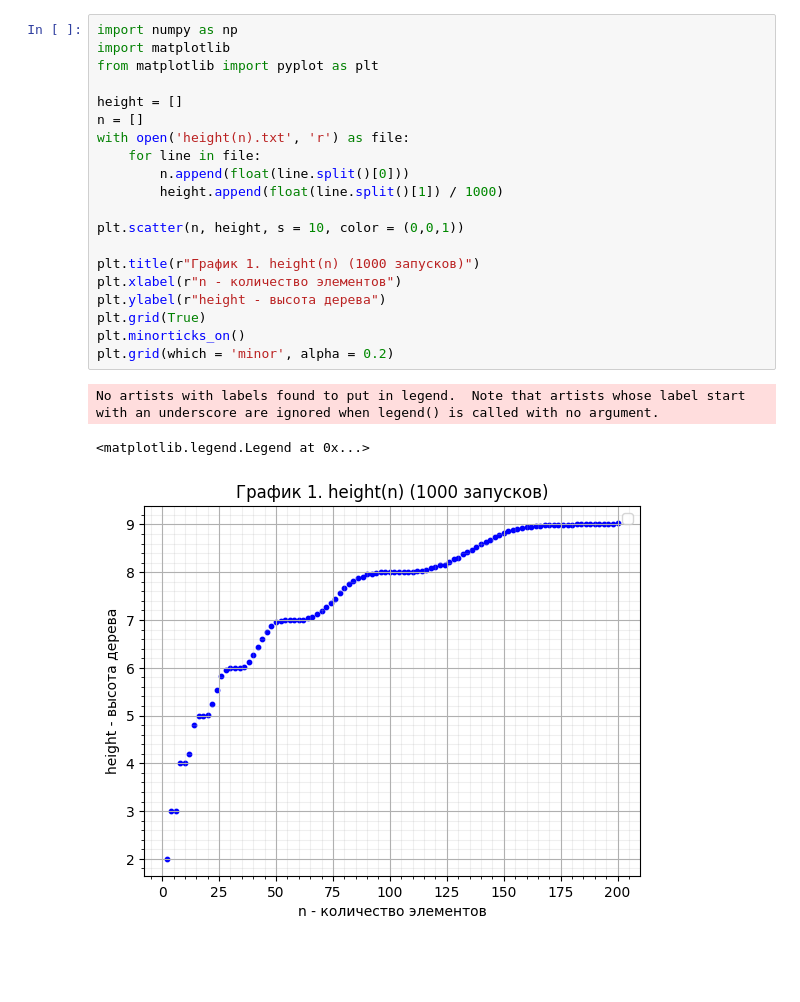
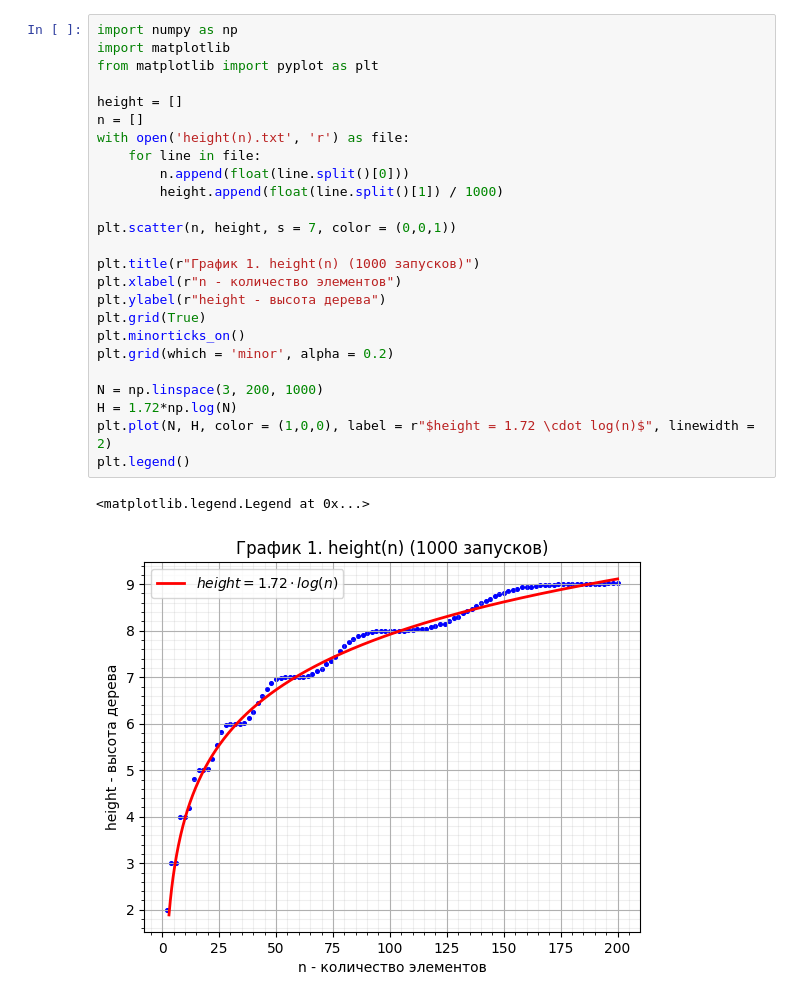
Before and after one commit to ZhumaevaVika/AVL_tree, a Jupyter notebook: graph.ipynb, the cells around one changed output. Drawn from its saved outputs; the diff is of its cells as text; blank space fills up the shorter version.

Commit message:
graph update

```diff
--- a/graph.ipynb
+++ b/graph.ipynb
@@ -1,24 +1,28 @@
 # %%
 import numpy as np
 import matplotlib
 from matplotlib import pyplot as plt
 
 height = []
 n = []
 with open('height(n).txt', 'r') as file:
     for line in file:
         n.append(float(line.split()[0]))
         height.append(float(line.split()[1]) / 1000)
 
-plt.scatter(n, height, s = 10, color = (0,0,1))
+plt.scatter(n, height, s = 7, color = (0,0,1))
 
 plt.title(r"График 1. height(n) (1000 запусков)")
 plt.xlabel(r"n - количество элементов")
 plt.ylabel(r"height - высота дерева")
 plt.grid(True)
 plt.minorticks_on()
 plt.grid(which = 'minor', alpha = 0.2)
+
+N = np.linspace(3, 200, 1000)
+H = 1.72*np.log(N)
+plt.plot(N, H, color = (1,0,0), label = r"$height = 1.72 \cdot log(n)$", linewidth = 2)
+plt.legend()
 # %% [output]
-No artists with labels found to put in legend.  Note that artists whose label start with an underscore are ignored when legend() is called with no argument.
+<matplotlib.legend.Legend at 0x...>
-<matplotlib.legend.Legend at 0x...>
-[figure, old version]
+[figure, new version]
```
